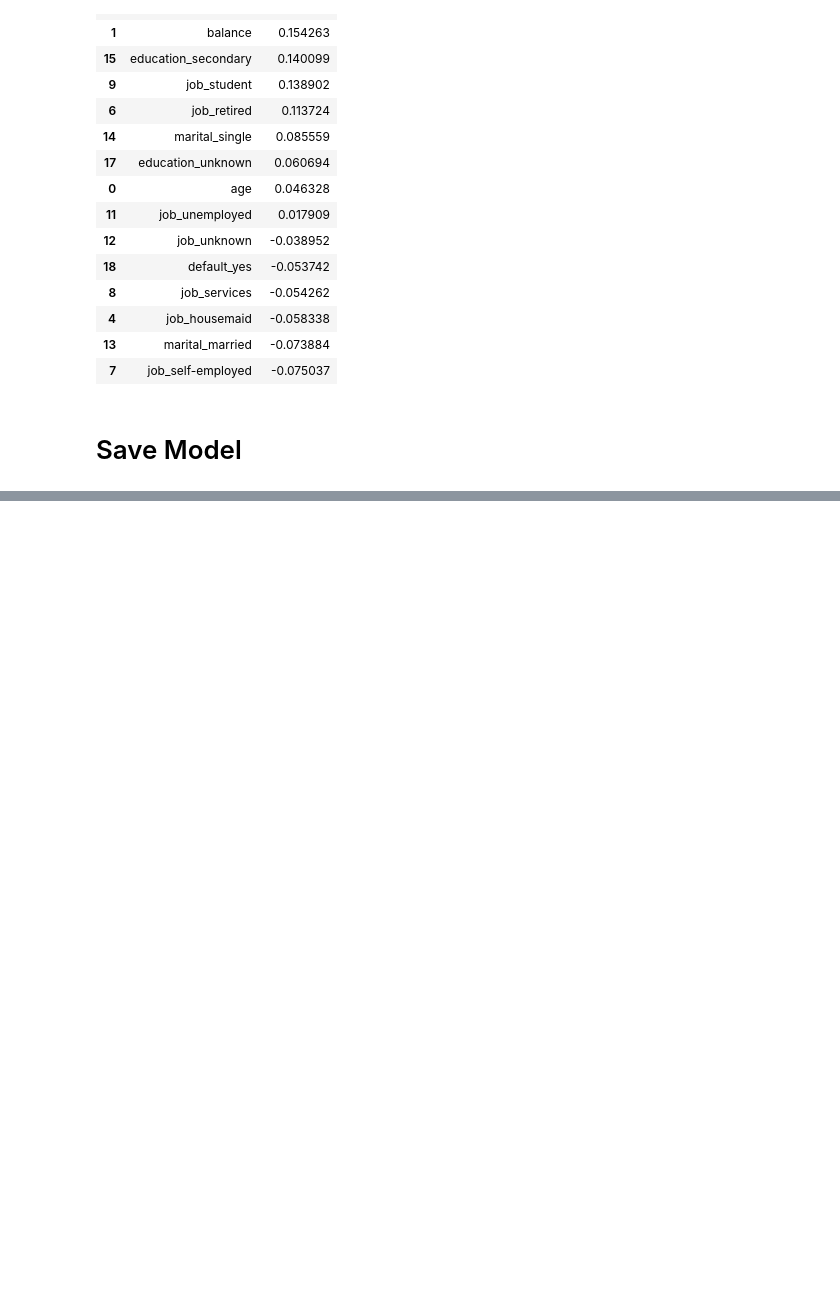
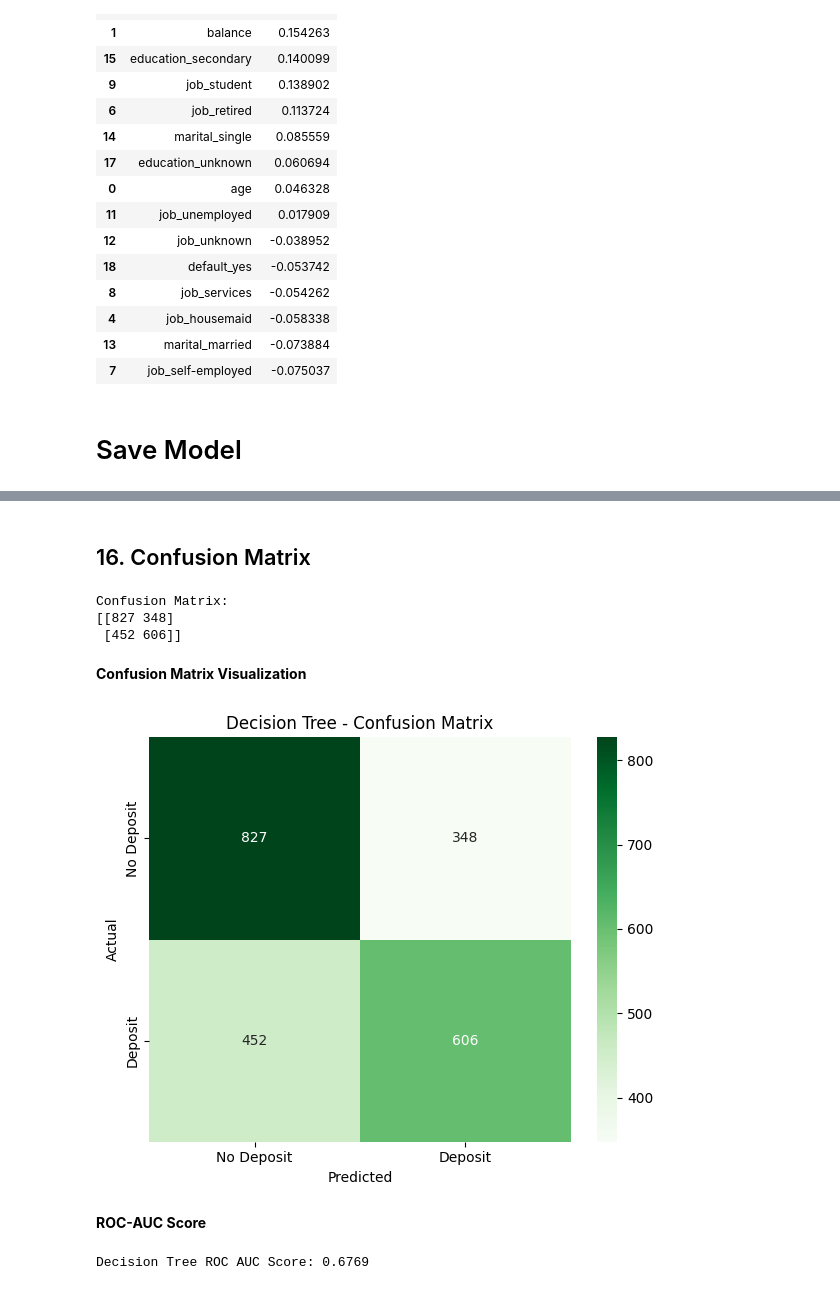
Before and after one commit to ajayspace-bit/Bank-Personal-Loan-Prediction, a Jupyter notebook: Bank Personal Deposit Prediction.ipynb, the cells around one changed output, grey strips where cells are left out. Drawn from its saved outputs; the diff is of its cells as text; code cells hidden in the pictures; blank space fills up the shorter version.

Commit message:
Add Decision Tree model and compare with Logistic Regression

```diff
--- a/Bank Personal Deposit Prediction.ipynb
+++ b/Bank Personal Deposit Prediction.ipynb
@@ -592,0 +671,9 @@ feature_importance.head(15)
+# %%
+best_dt = grid_dt.best_estimator_
+
+y_pred_dt = best_dt.predict(X_test_dt)
+y_prob_dt = best_dt.predict_proba(X_test_dt)[:, 1]
+
+print("Predictions completed.")
+print("Sample predictions (first 10):", y_pred_dt[:10])
+print("Sample actual     (first 10):", y_test_dt.values[:10])
@@ -592,0 +708,38 @@ feature_importance.head(15)
+# %% [markdown]
+## 16. Confusion Matrix
+# %%
+cm_dt = confusion_matrix(y_test_dt, y_pred_dt)
+print("Confusion Matrix:")
+print(cm_dt)
+# %% [output]
+Confusion Matrix:
+[[827 348]
+ [452 606]]
+# %% [markdown]
+**Confusion Matrix Visualization**
+# %%
+plt.figure(figsize=(6, 5))
+
+sns.heatmap(
+    cm_dt,
+    annot=True,
+    fmt="d",
+    cmap="Greens",
+    xticklabels=["No Deposit", "Deposit"],
+    yticklabels=["No Deposit", "Deposit"]
+)
+
+plt.xlabel("Predicted")
+plt.ylabel("Actual")
+plt.title("Decision Tree - Confusion Matrix")
+plt.tight_layout()
+plt.show()
+# %% [output]
+[figure, added]
+# %% [markdown]
+**ROC-AUC Score**
+# %%
+roc_dt = roc_auc_score(y_test_dt, y_prob_dt)
+print("Decision Tree ROC AUC Score:", round(roc_dt, 4))
+# %% [output]
+Decision Tree ROC AUC Score: 0.6769
```
Also changed, not shown: parts of 27 cells of this notebook, 1 other file.
